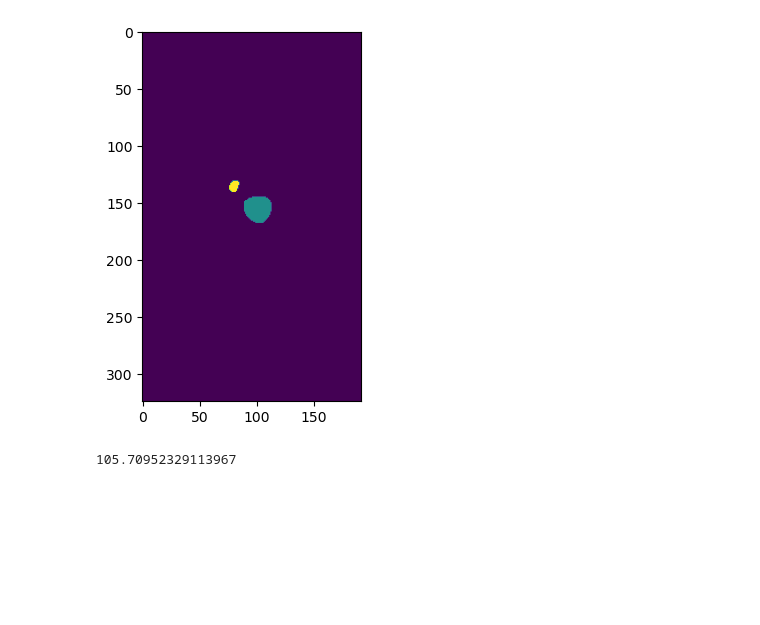
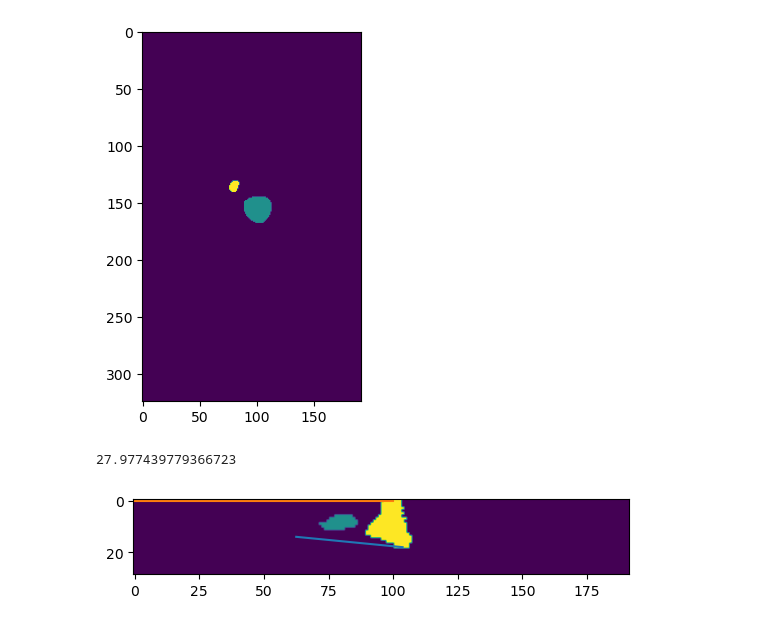
Before and after one commit to swestfechtel/morphometry, a Jupyter notebook: augsburg_test.ipynb, the cells around one changed output. Drawn from its saved outputs; the diff is of its cells as text; code cells hidden in the pictures; blank space fills up the shorter version.

```diff
--- a/augsburg_test.ipynb
+++ b/augsburg_test.ipynb
@@ -178,15 +178,19 @@ plt.imshow(left_ankle[0])
 # %%
 from morphometry.utils import angle_between
 
-p1_world = ankle.TransformContinuousIndexToPhysicalPoint([62, 177, 29-14])
-p2_world = ankle.TransformContinuousIndexToPhysicalPoint([103, 145, 29-18])
+p1 = np.array([14, 62.5]) * np.array([x_ratio, 1])
+p2 = np.array([18, 103.68]) * np.array([x_ratio, 1])
+p1_p2 = p2 - p1
 
-p3_world = ankle.TransformContinuousIndexToPhysicalPoint([0, 0, 0])
-p4_world = ankle.TransformContinuousIndexToPhysicalPoint([0, 0, 1])
-
-p1_p2 = np.array(p2_world) - np.array(p1_world)
-p3_p4 = np.array(p4_world) - np.array(p3_world)
+p3_p4 = np.array([0, 1])
 
 np.degrees(angle_between(p1_p2, p3_p4))
 # %% [output]
-105.70952329113967
+27.977439779366723
+# %%
+plt.imshow(right_ankle[:, 145])
+plt.plot([p1[2], p2[2]], [p1[0] / x_ratio, p2[0] / x_ratio])
+plt.plot([0, 100], [0, 0])
+plt.show()
+# %% [output]
+[figure, added]
```
Also changed, not shown: 4 other files.
